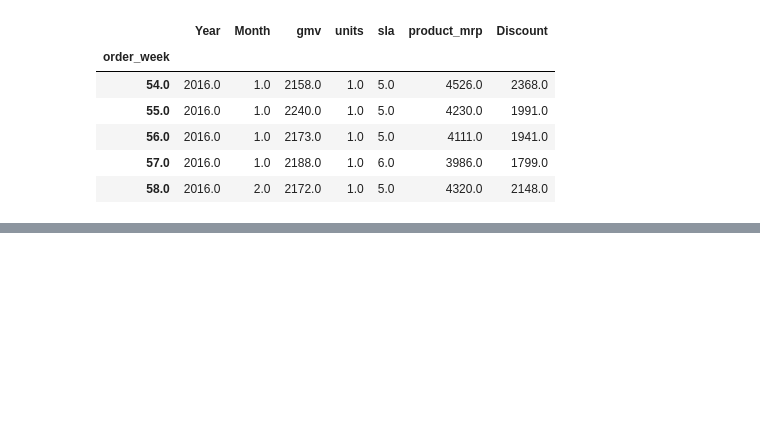
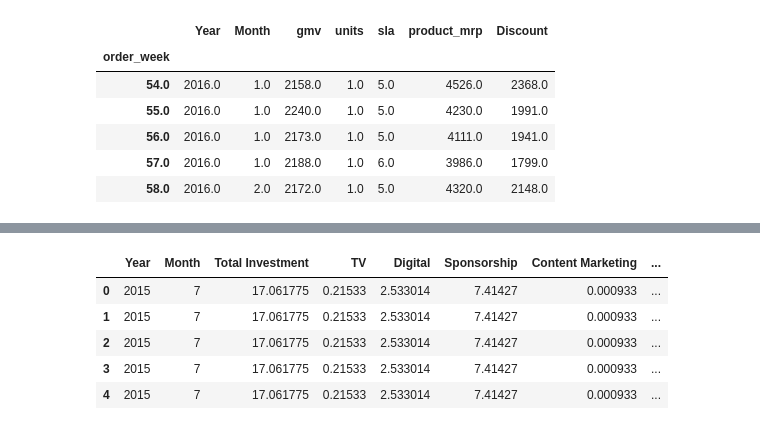
Before and after one commit to Anirudhakumar/DS-, a Jupyter notebook: MarketMixModeling.ipynb, the cells around one changed output, grey strips where cells are left out. Drawn from its saved outputs; the diff is of its cells as text; code cells hidden in the pictures; blank space fills up the shorter version.

```diff
--- a/MarketMixModeling.ipynb
+++ b/MarketMixModeling.ipynb
@@ -311,0 +322,11 @@ homeaudio.head()
+# %%
+camedia=media_data.merge(CameraAccessory,how="inner",on=["Year","Month"])
+# %%
+camedia.head()
+# %% [output]
+|  | Year | Month | Total Investment | TV | Digital | Sponsorship | Content Marketing | ... |
+| 0 | 2015 | 7 | 17.061775 | 0.21533 | 2.533014 | 7.41427 | 0.000933 | ... |
+| 1 | 2015 | 7 | 17.061775 | 0.21533 | 2.533014 | 7.41427 | 0.000933 | ... |
+| 2 | 2015 | 7 | 17.061775 | 0.21533 | 2.533014 | 7.41427 | 0.000933 | ... |
+| 3 | 2015 | 7 | 17.061775 | 0.21533 | 2.533014 | 7.41427 | 0.000933 | ... |
+| 4 | 2015 | 7 | 17.061775 | 0.21533 | 2.533014 | 7.41427 | 0.000933 | ... |
```
Also changed, not shown: parts of 3 cells of this notebook.
